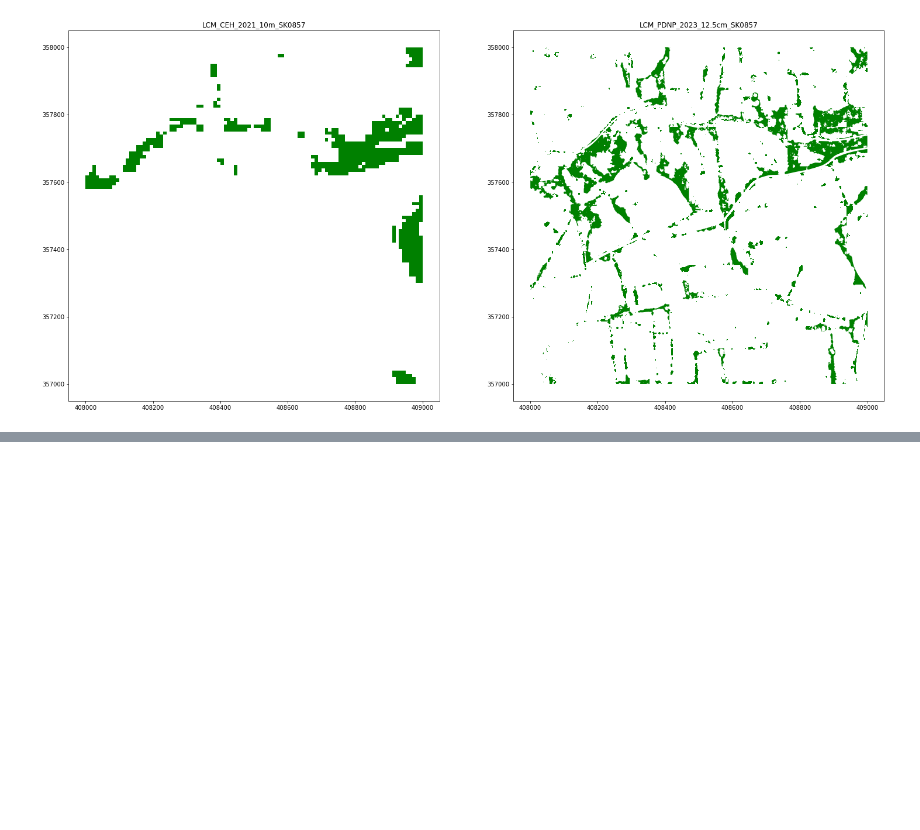
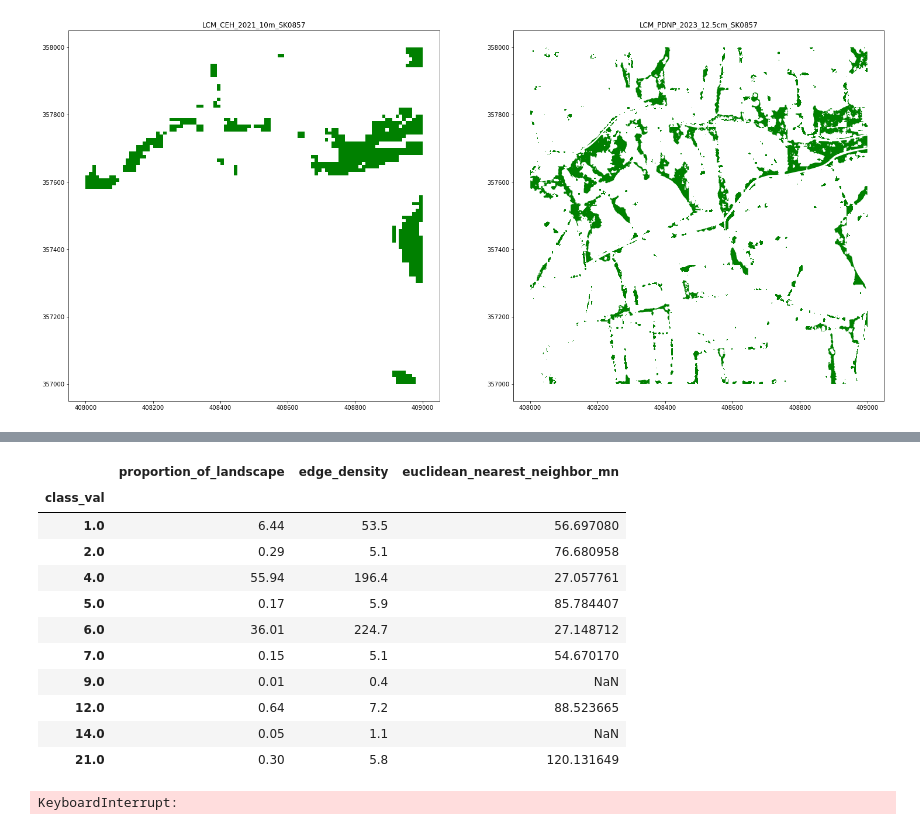
Before and after one commit to pdnpa/cnn-land-cover, a Jupyter notebook: notebooks/LCM fragmentation test.ipynb, the cells around one changed output, grey strips where cells are left out. Drawn from its saved outputs; the diff is of its cells as text; code cells hidden in the pictures; blank space fills up the shorter version.

```diff
--- a/notebooks/LCM fragmentation test.ipynb
+++ b/notebooks/LCM fragmentation test.ipynb
@@ -136,0 +180,29 @@ AttributeError: 'GeoDataFrame' object has no attribute 'compute_patch_metrics_df
+# %%
+# Compute pandas data frames of landscape metrics at the patch, class and landscape level
+CEH_metrics_df = CEH.compute_class_metrics_df(
+    metrics=["proportion_of_landscape", "edge_density", "euclidean_nearest_neighbor_mn"]
+)
+# map CEH code to name column
+#CEH_metrics_df['name'] = CEH_metrics_df['class_val'].map(CEH_key)
+CEH_metrics_df
+# %% [output]
+|  | proportion_of_landscape | edge_density | euclidean_nearest_neighbor_mn |
+| class_val |  |  |  |
+| 1.0 | 6.44 | 53.5 | 56.697080 |
+| 2.0 | 0.29 | 5.1 | 76.680958 |
+| 4.0 | 55.94 | 196.4 | 27.057761 |
+| 5.0 | 0.17 | 5.9 | 85.784407 |
+| 6.0 | 36.01 | 224.7 | 27.148712 |
+| 7.0 | 0.15 | 5.1 | 54.670170 |
+| 9.0 | 0.01 | 0.4 | NaN |
+| 12.0 | 0.64 | 7.2 | 88.523665 |
+| 14.0 | 0.05 | 1.1 | NaN |
+| 21.0 | 0.30 | 5.8 | 120.131649 |
+# %%
+# Compute pandas data frames of landscape metrics at the patch, class and landscape level
+PDNP_metrics_df = PDNP.compute_class_metrics_df(
+    metrics=["proportion_of_landscape", "edge_density", "euclidean_nearest_neighbor_mn"]
+)
+PDNP_metrics_df
+# %% [output]
+KeyboardInterrupt:
```
Also changed, not shown: parts of 16 cells of this notebook.
